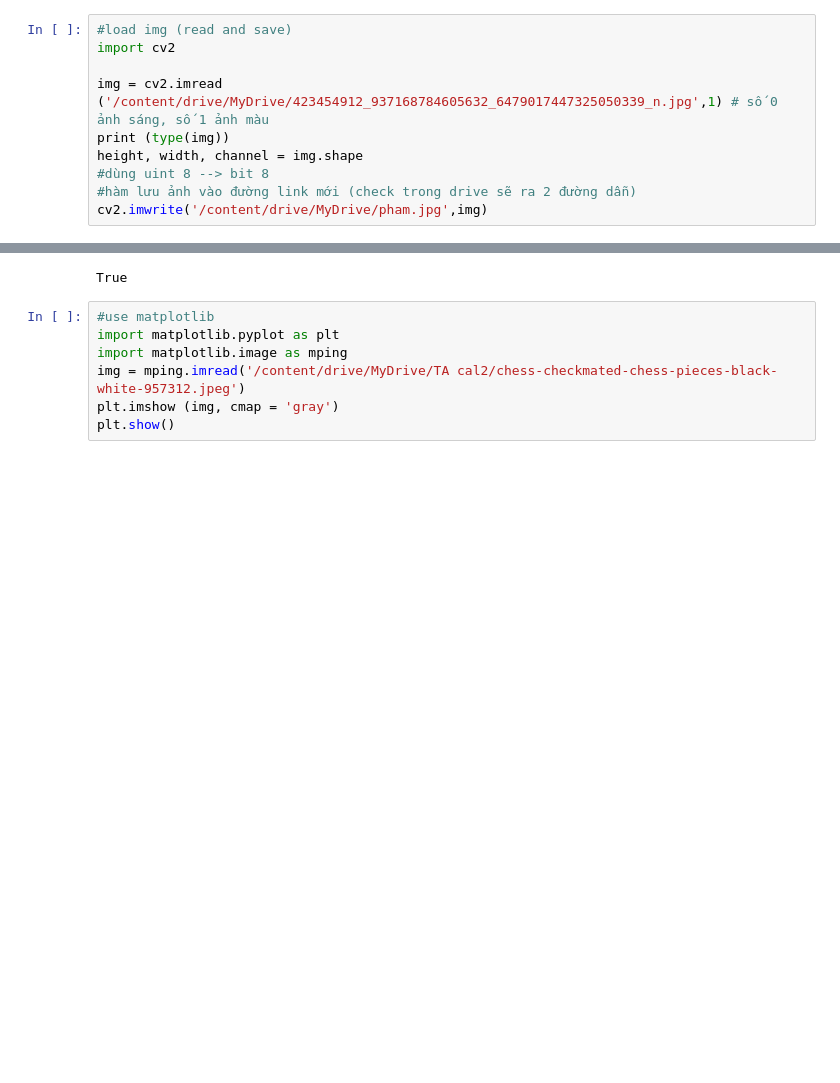
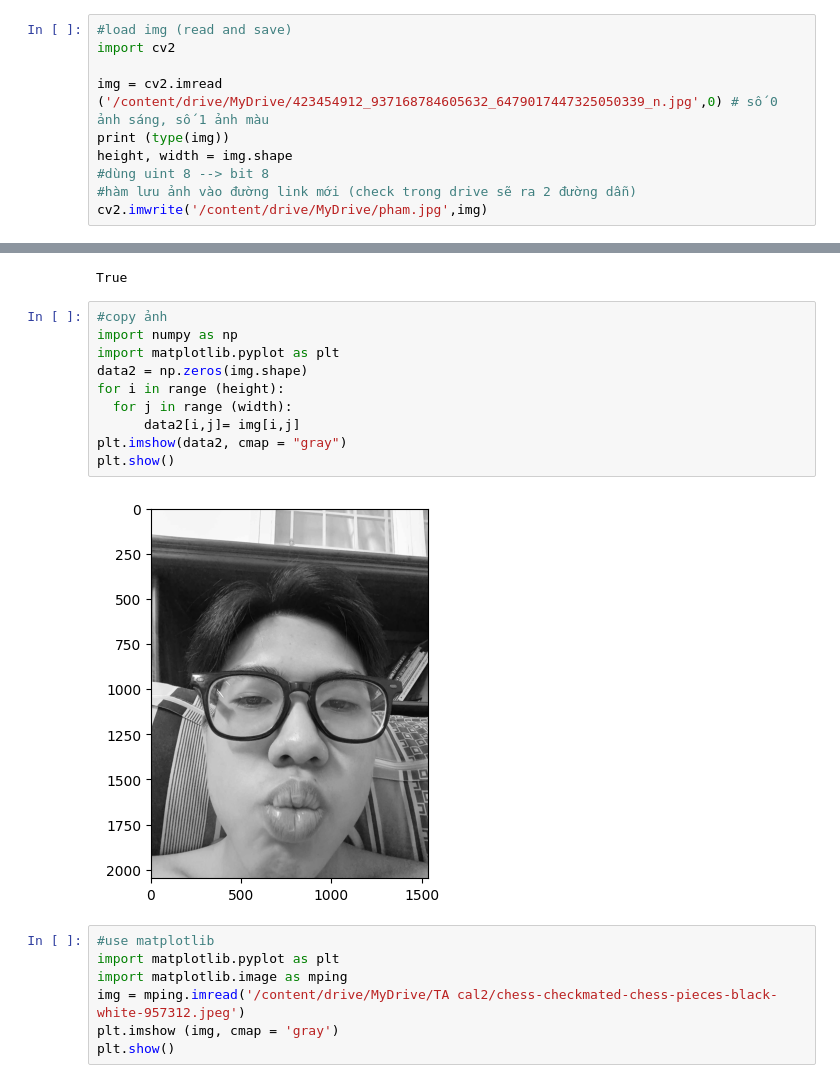
Before and after one commit to Jenniferduong20012004/JennyLearningAI, a Jupyter notebook: vector_and_matrix.ipynb, the cells around one changed output, grey strips where cells are left out. Saved outputs shown, nothing was run; the diff lists cells and outputs as text; blank space fills up the shorter version.

```diff
--- a/vector_and_matrix.ipynb
+++ b/vector_and_matrix.ipynb
@@ -71,15 +71,27 @@ Mounted at /content/drive
 #load img (read and save)
 import cv2
 
-img = cv2.imread ('/content/drive/MyDrive/423454912_937168784605632_6479017447325050339_n.jpg',1) # số 0 ảnh sáng, số 1 ảnh màu
+img = cv2.imread ('/content/drive/MyDrive/423454912_937168784605632_6479017447325050339_n.jpg',0) # số 0 ảnh sáng, số 1 ảnh màu
 print (type(img))
-height, width, channel = img.shape
+height, width = img.shape
 #dùng uint 8 --> bit 8
 #hàm lưu ảnh vào đường link mới (check trong drive sẽ ra 2 đường dẫn)
 cv2.imwrite('/content/drive/MyDrive/pham.jpg',img)
 # %% [output]
 <class 'numpy.ndarray'>
 True
+# %%
+#copy ảnh
+import numpy as np
+import matplotlib.pyplot as plt
+data2 = np.zeros(img.shape)
+for i in range (height):
+  for j in range (width):
+      data2[i,j]= img[i,j]
+plt.imshow(data2, cmap = "gray")
+plt.show()
+# %% [output]
+[figure, added]
 # %%
 #use matplotlib
 import matplotlib.pyplot as plt
```
